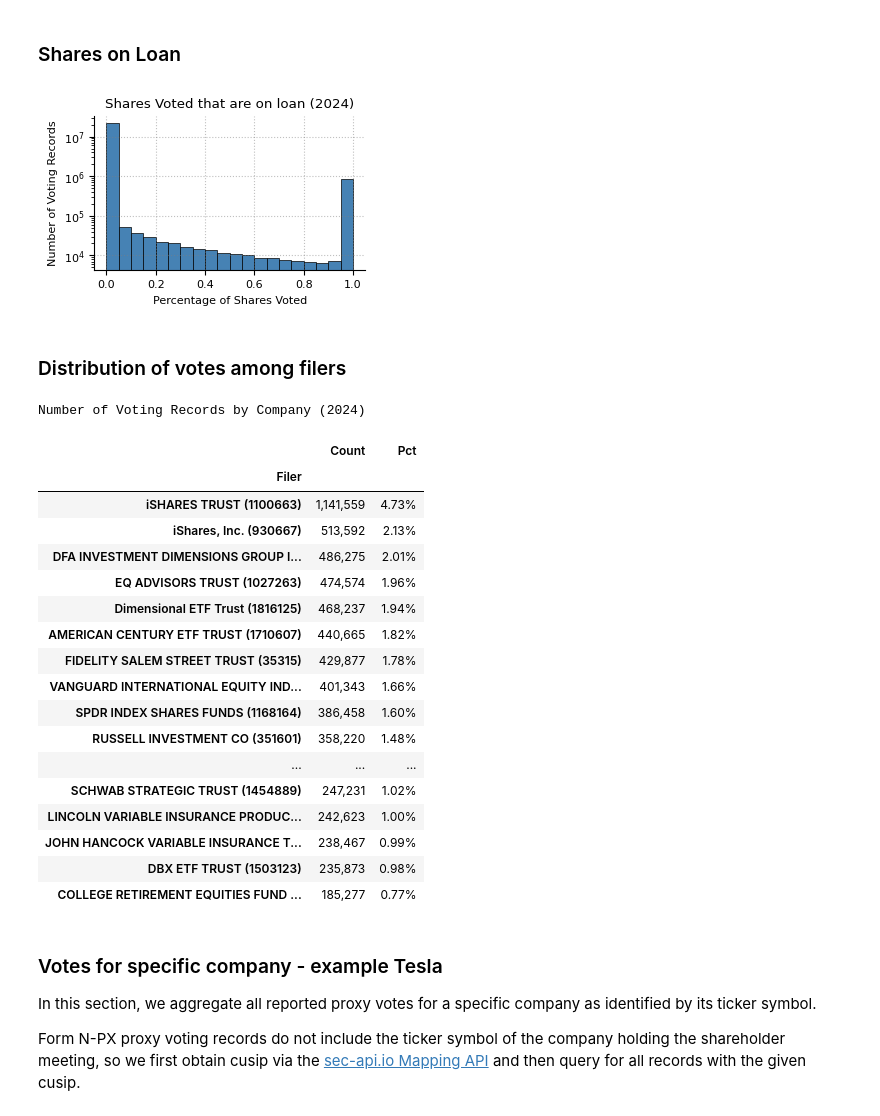
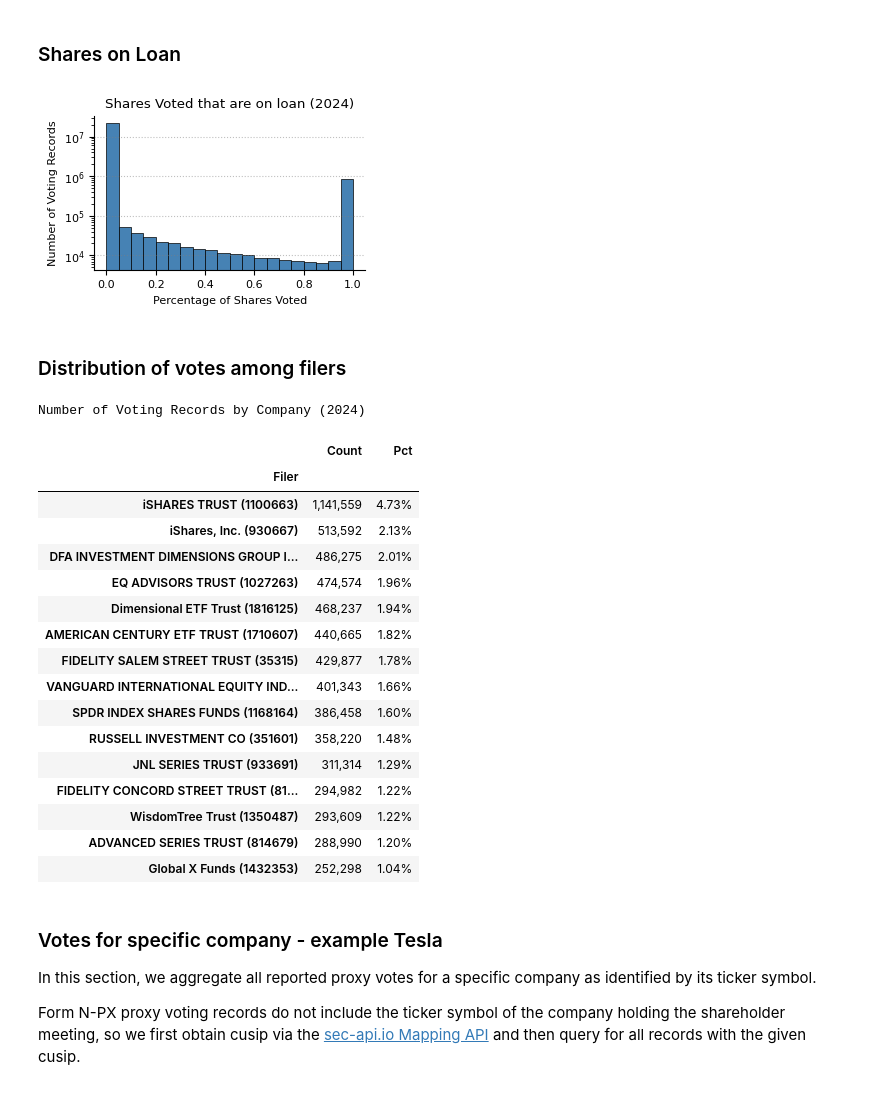
Before and after one commit to SEC-API-io/sec-api-cookbook, a Jupyter notebook: notebooks/form-npx/form-npx-tutorial-website.ipynb, the cells around one changed output. Drawn from its saved outputs; the diff is of its cells as text; code cells hidden in the pictures.

```diff
--- a/notebooks/form-npx/form-npx-tutorial-website.ipynb
+++ b/notebooks/form-npx/form-npx-tutorial-website.ipynb
@@ -868,18 +900,19 @@ shares_voted_and_on_loan.loc[:, "pctSharesVoted"] = (
 # %%
 shares_voted_and_on_loan["pctSharesVoted"].clip(0, 1).plot(
     kind="hist",
     bins=20,
     color="steelblue",
     edgecolor="black",
     linewidth=0.5,
     figsize=(3.5, 2),
 )
+plt.grid(axis="x")
 plt.title("Shares Voted that are on loan (2024)")
 plt.xlabel("Percentage of Shares Voted")
 plt.ylabel("Number of Voting Records")
 plt.yscale("log")
 # %% [output]
-[figure, old version]
+[figure, new version]
 # %% [markdown]
 ### Distribution of votes among filers
 # %%
@@ -912,7 +945,7 @@ count_voteByFiler.index = count_voteByFiler.index.map(
 
 print(f"Number of Voting Records by Company (2024)\n")
 
-count_voteByFiler.head(20)
+count_voteByFiler.head(15)
 # %% [output]
 Number of Voting Records by Company (2024)
 |  | Count | Pct |
@@ -927,12 +960,11 @@ Number of Voting Records by Company (2024)
 | VANGUARD INTERNATIONAL EQUITY IND... | 401,343 | 1.66% |
 | SPDR INDEX SHARES FUNDS (1168164) | 386,458 | 1.60% |
 | RUSSELL INVESTMENT CO (351601) | 358,220 | 1.48% |
-| ... | ... | ... |
-| SCHWAB STRATEGIC TRUST (1454889) | 247,231 | 1.02% |
-| LINCOLN VARIABLE INSURANCE PRODUC... | 242,623 | 1.00% |
-| JOHN HANCOCK VARIABLE INSURANCE T... | 238,467 | 0.99% |
-| DBX ETF TRUST (1503123) | 235,873 | 0.98% |
-| COLLEGE RETIREMENT EQUITIES FUND ... | 185,277 | 0.77% |
+| JNL SERIES TRUST (933691) | 311,314 | 1.29% |
+| FIDELITY CONCORD STREET TRUST (81... | 294,982 | 1.22% |
+| WisdomTree Trust (1350487) | 293,609 | 1.22% |
+| ADVANCED SERIES TRUST (814679) | 288,990 | 1.20% |
+| Global X Funds (1432353) | 252,298 | 1.04% |
 # %% [markdown]
 ### Votes for specific company - example Tesla
 
```
Also changed, not shown: parts of 18 cells of this notebook.
